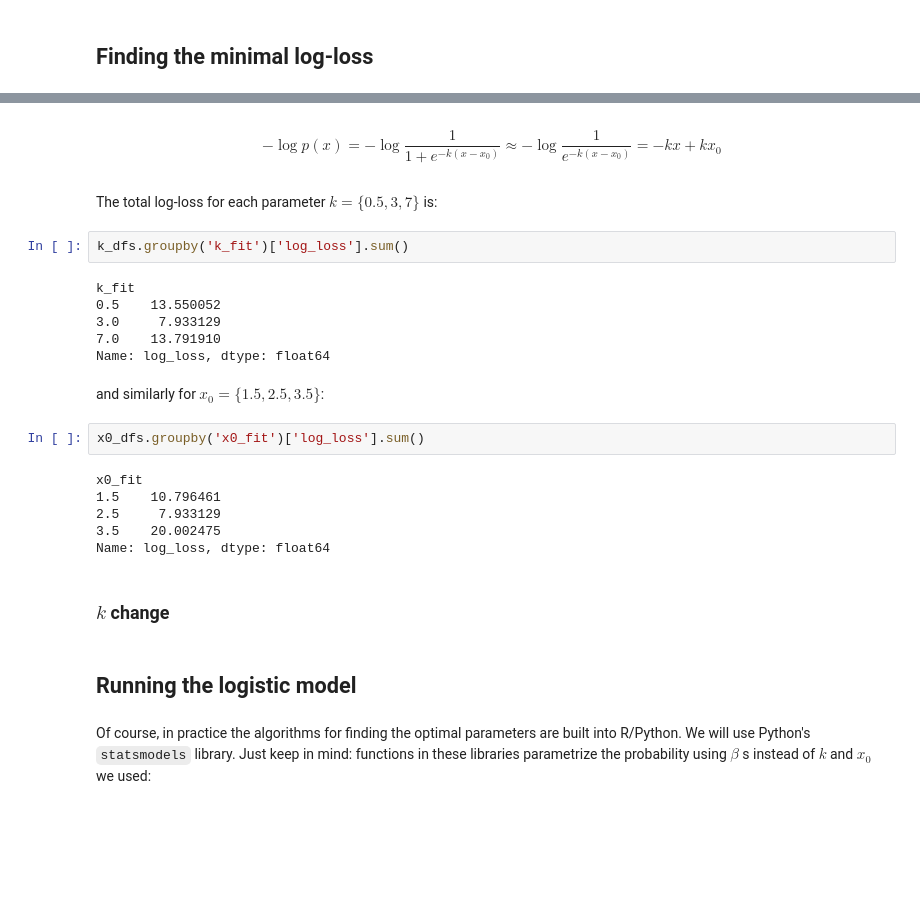
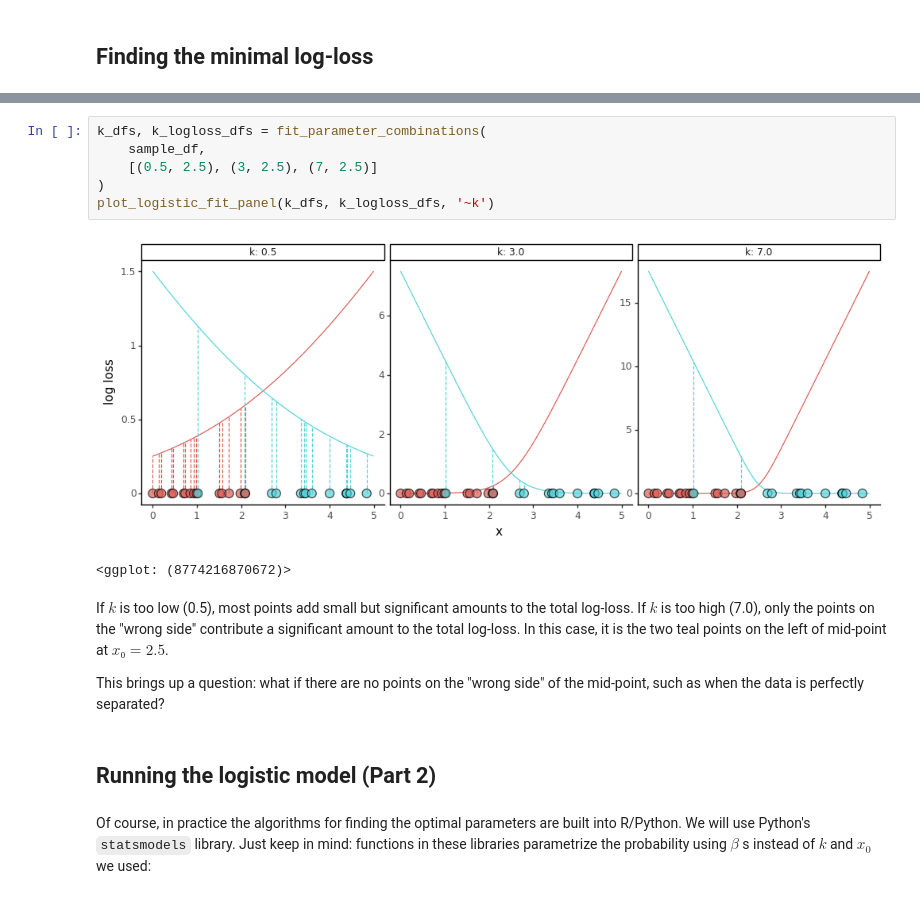
Before and after one commit to igor-sb/blog, a Jupyter notebook: posts/logistic_regression.ipynb, the cells around one changed output, grey strips where cells are left out. Cells and saved outputs as stored; diff of their text form; blank space fills up the shorter version.

```diff
--- a/posts/logistic_regression.ipynb
+++ b/posts/logistic_regression.ipynb
@@ -310,29 +180,18 @@ In fact, the magnitude of the slope of linear parts of "hockey stick" curves is
-# %% [markdown]
-$$-\log p(x) = -\log \frac{1}{1 + e^{-k(x-x_0)}} \approx -\log \frac{1}{e^{-k(x-x_0)}} = -kx + kx_0$$
-# %% [markdown]
-The total log-loss for each parameter $k = \{0.5, 3, 7\}$ is:
-# %%
-k_dfs.groupby('k_fit')['log_loss'].sum()
-# %% [output]
-k_fit
-0.5    13.550052
-3.0     7.933129
-7.0    13.791910
-Name: log_loss, dtype: float64
-# %% [markdown]
-and similarly for $x_0 = \{1.5, 2.5, 3.5\}$:
-# %%
-x0_dfs.groupby('x0_fit')['log_loss'].sum()
-# %% [output]
-x0_fit
-1.5    10.796461
-2.5     7.933129
-3.5    20.002475
-Name: log_loss, dtype: float64
-# %% [markdown]
-### $k$ change
+# %%
+k_dfs, k_logloss_dfs = fit_parameter_combinations(
+    sample_df,
+    [(0.5, 2.5), (3, 2.5), (7, 2.5)]
+)
+plot_logistic_fit_panel(k_dfs, k_logloss_dfs, '~k')
+# %% [output]
+[figure, added]
+<ggplot: (8774216870672)>
+# %% [markdown]
+If $k$ is too low (0.5), most points add small but significant amounts to the total log-loss. If $k$ is too high (7.0), only the points on the "wrong side" contribute a significant amount to the total log-loss. In this case, it is the two teal points on the left of mid-point at $x₀ = 2.5$.
+
+This brings up a question: what if there are no points on the "wrong side" of the mid-point, such as when the data is perfectly separated?
 # %% [markdown]
-## Running the logistic model
+## Running the logistic model (Part 2)
 # %% [markdown]
 Of course, in practice the algorithms for finding the optimal parameters are built into R/Python. We will use Python's `statsmodels` library. Just keep in mind: functions in these libraries parametrize the probability using $\beta$ s instead of $k$ and $x_0$ we used:
 # %% [markdown]
```
Also changed, not shown: parts of 55 cells of this notebook.
